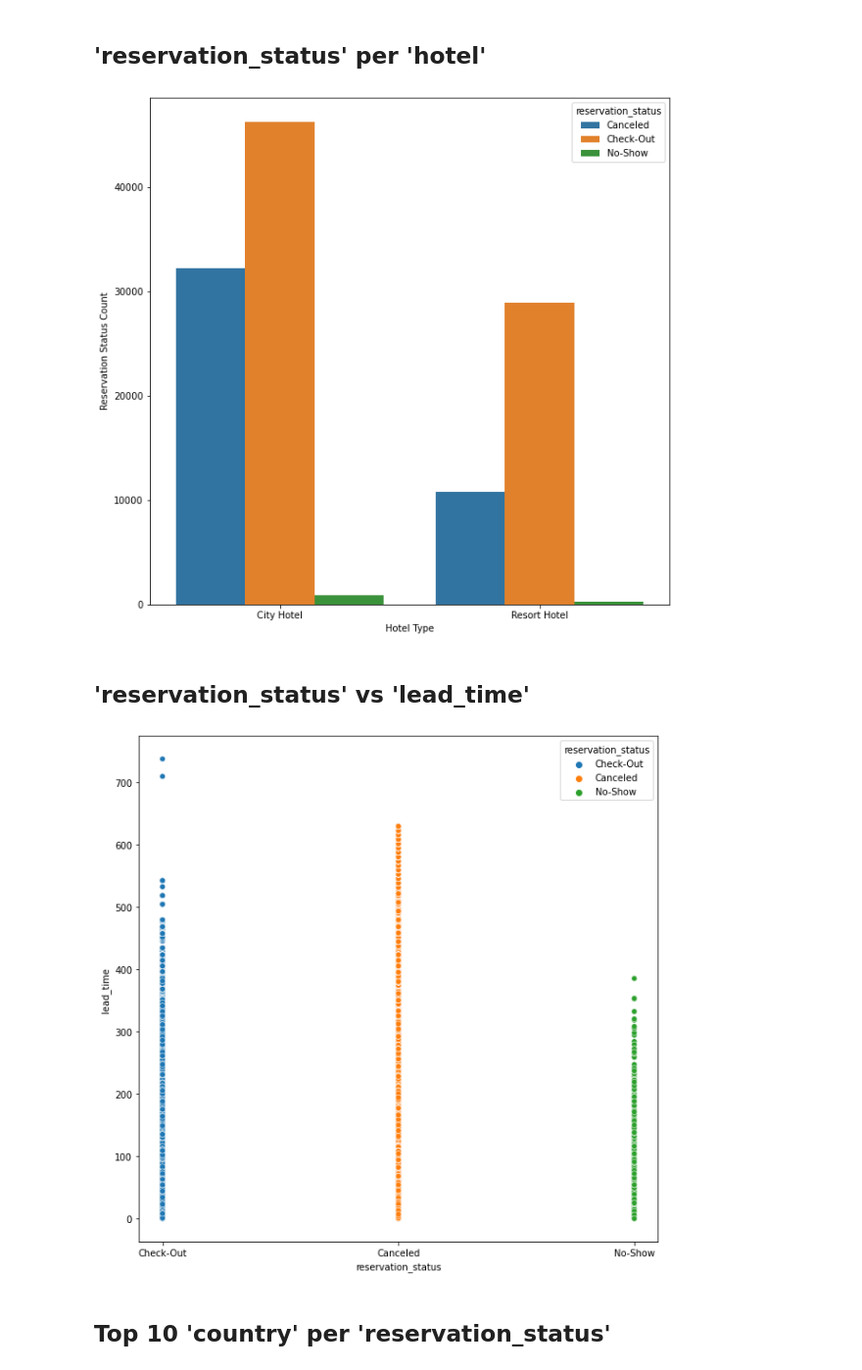
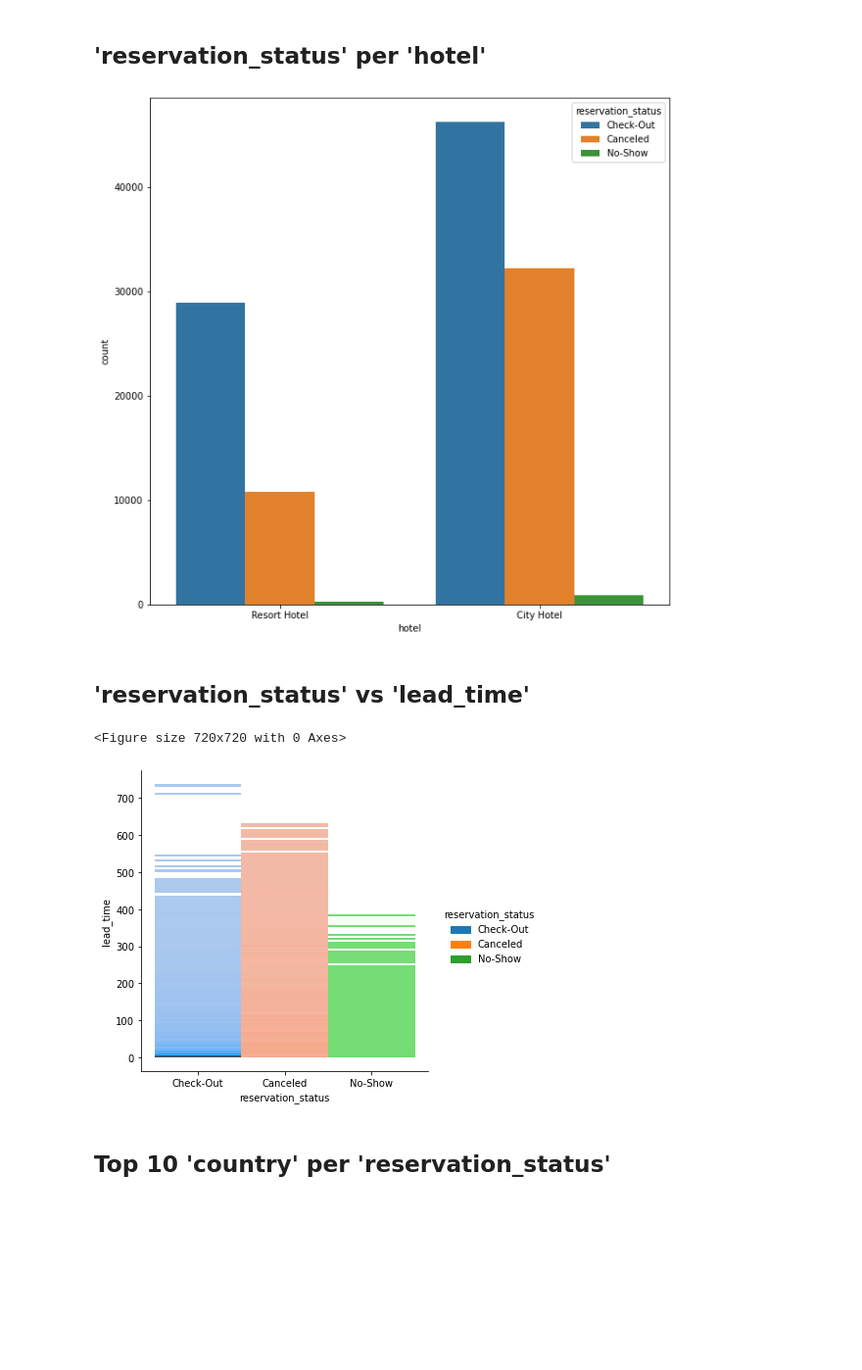
Before and after one commit to ajaivasudeve/jupyter_notebooks, a Jupyter notebook: hotel_booking/hotel_booking.ipynb, the cells around one changed output. Shown: that part at 98% size. Cells and saved outputs as stored; diff of their text form; code cells hidden in the pictures; blank space fills up the shorter version.

Commit message:
hotel_booking: refinements[2]

```diff
--- a/hotel_booking/hotel_booking.ipynb
+++ b/hotel_booking/hotel_booking.ipynb
@@ -43,5 +43,5 @@ memory usage: 32.8+ MB
 # %%
-clean_data = full_data.drop(['name', 'email', 'phone-number', 'credit_card', 'is_canceled', 'arrival_date_week_number', 'reservation_status_date'], axis=1)
+clean_data = full_data.drop(['name', 'email', 'phone-number', 'credit_card', 'is_canceled', 'arrival_date_week_number', 'reservation_status_date', 'company'], axis=1)
 # %% [markdown]
 ### Check for NaN values
 # %%
@@ -70,4 +70,3 @@ dtype: int64
 clean_data['children'].fillna(value=0, inplace=True)
 clean_data['country'].fillna(value='COUNTRY_UNKNOWN', inplace=True)
 clean_data['agent'].fillna(value=0, inplace=True)
-clean_data['company'].fillna(value=0, inplace=True)
@@ -147,25 +166,19 @@ plt.show()
 # %% [markdown]
 ## 'reservation_status' per 'hotel'
 # %%
-stat_group_data = clean_data.groupby('reservation_status')
-hotel_type_data = pd.DataFrame(stat_group_data['hotel'].value_counts())
-hotel_type_data.columns = ['count']
-hotel_type_data = hotel_type_data.reset_index()
-
 plt.figure(figsize=(10,10))
-hotel_type_plot = sns.barplot(y=hotel_type_data['count'], x=hotel_type_data['hotel'], hue=hotel_type_data['reservation_status'])
-hotel_type_plot.set(xlabel='Hotel Type', ylabel='Reservation Status Count')
-
+sns.countplot(x = clean_data['hotel'], hue=clean_data['reservation_status'])
 plt.show()
 # %% [output]
-[figure, old version]
+[figure, new version]
 # %% [markdown]
 ## 'reservation_status' vs 'lead_time'
 # %%
 plt.figure(figsize=(10,10))
-sns.scatterplot(x= clean_data['reservation_status'], y = clean_data['lead_time'], hue=clean_data['reservation_status'])
+sns.displot(x = clean_data['reservation_status'], y = clean_data['lead_time'], hue=clean_data['reservation_status'])
 plt.show()
 # %% [output]
+<Figure size 720x720 with 0 Axes>
-[figure, old version]
+[figure, new version]
 # %% [markdown]
 ## Top 10 'country' per 'reservation_status'
```
Also changed, not shown: parts of 37 cells of this notebook.
